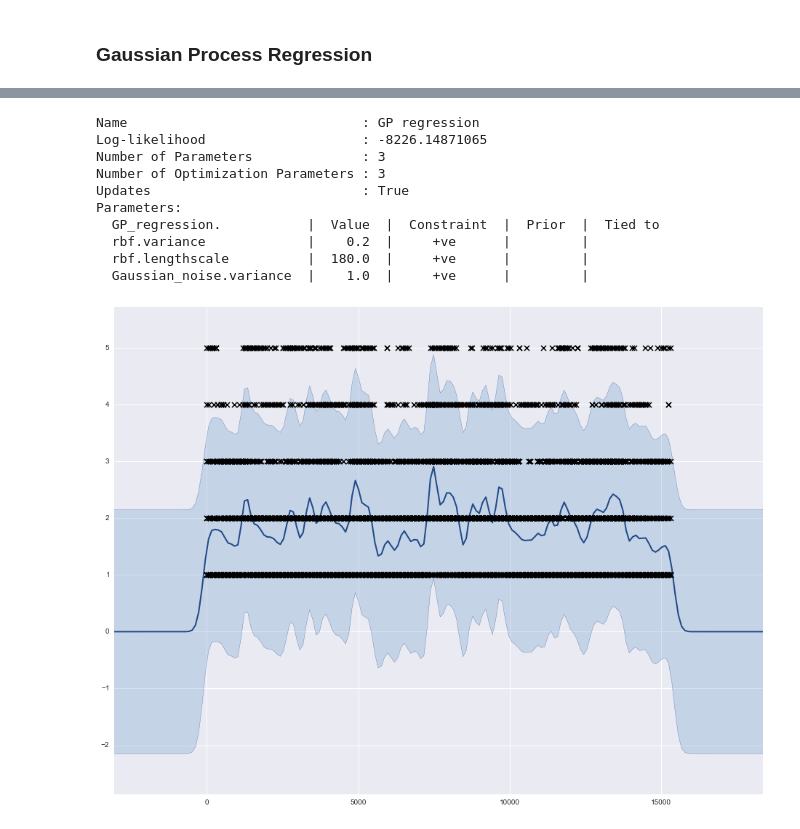
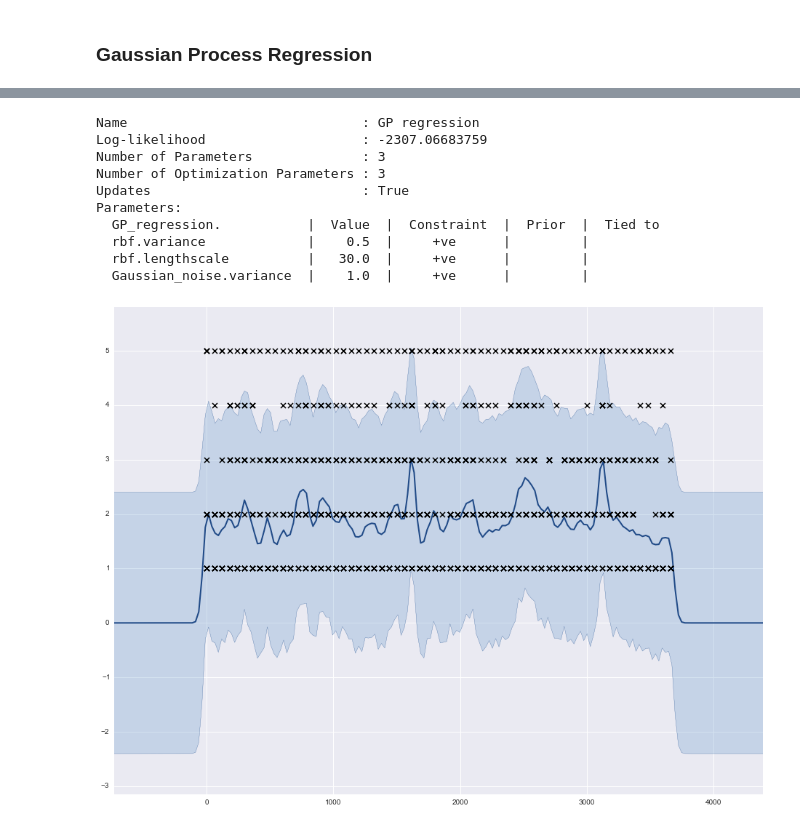
Before and after one commit to mvpduncan/VidSummarAI, a Jupyter notebook: explore.ipynb, the cells around one changed output, grey strips where cells are left out. Saved outputs shown, nothing was run; the diff lists cells and outputs as text; code cells hidden in the pictures.

```diff
--- a/explore.ipynb
+++ b/explore.ipynb
@@ -88,2 +88,17 @@ lengthscale = 60 specifies we want a lengthscale of our RBF of 60 frames, which
 # %%
-kernel = GPy.kern.RBF(input_dim=1, variance=0.2, lengthscale=180.0)
+kernel = GPy.kern.RBF(input_dim=1, variance=0.5, lengthscale=30.0)
+gp = GPy.models.GPRegression(X, Y, kernel)
+print gp
+fig = gp.plot()
+# %% [output]
+Name                              : GP regression
+Log-likelihood                    : -2307.06683759
+Number of Parameters              : 3
+Number of Optimization Parameters : 3
+Updates                           : True
+Parameters:
+  GP_regression.           |  Value  |  Constraint  |  Prior  |  Tied to
+  rbf.variance             |    0.5  |     +ve      |         |
+  rbf.lengthscale          |   30.0  |     +ve      |         |
+  Gaussian_noise.variance  |    1.0  |     +ve      |         |
+[figure, added]
@@ -92,15 +104,0 @@ gp = GPy.models.GPRegression(X, Y, kernel)
-# %%
-print gp
-fig = gp.plot()
-# %% [output]
-Name                              : GP regression
-Log-likelihood                    : -8226.14871065
-Number of Parameters              : 3
-Number of Optimization Parameters : 3
-Updates                           : True
-Parameters:
-  GP_regression.           |  Value  |  Constraint  |  Prior  |  Tied to
-  rbf.variance             |    0.2  |     +ve      |         |
-  rbf.lengthscale          |  180.0  |     +ve      |         |
-  Gaussian_noise.variance  |    1.0  |     +ve      |         |
-[figure, removed]
```
Also changed, not shown: parts of 4 cells of this notebook.
